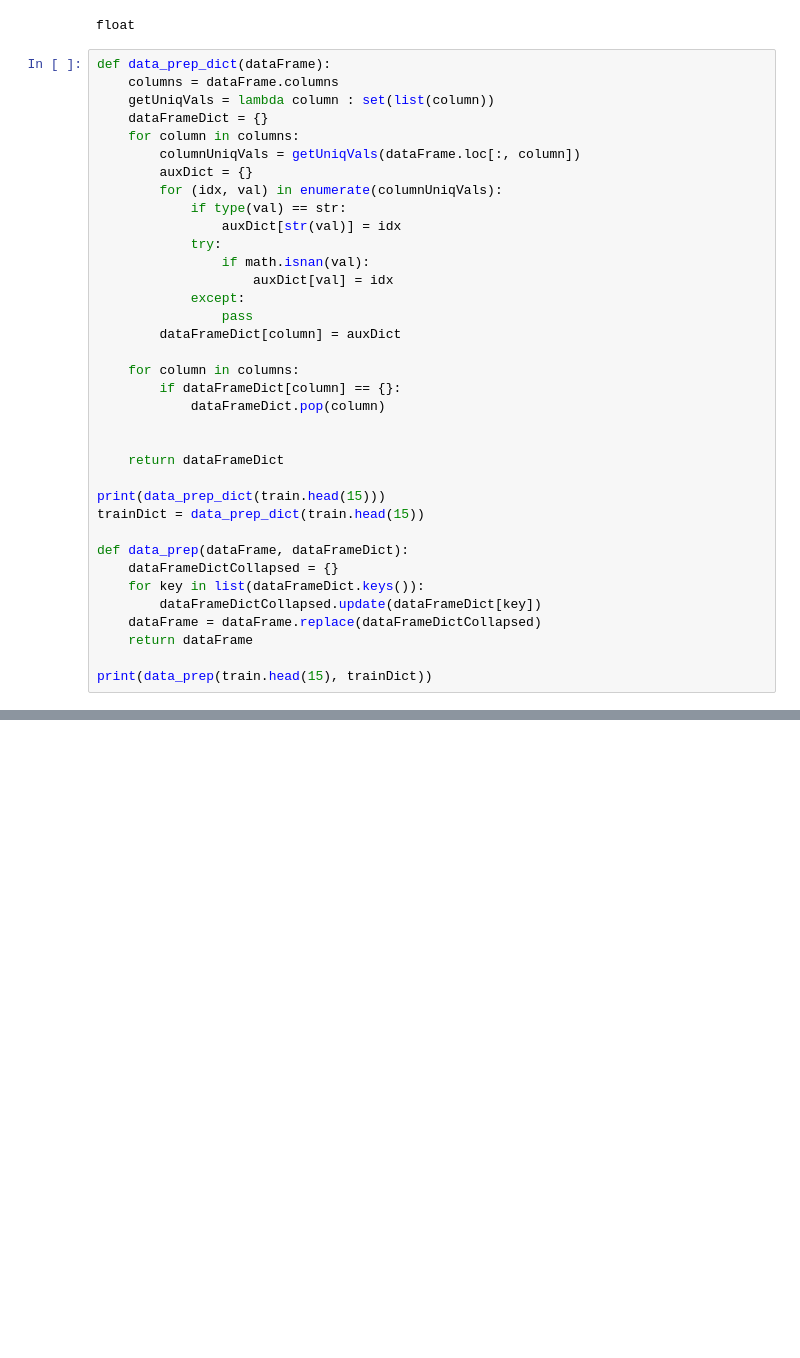
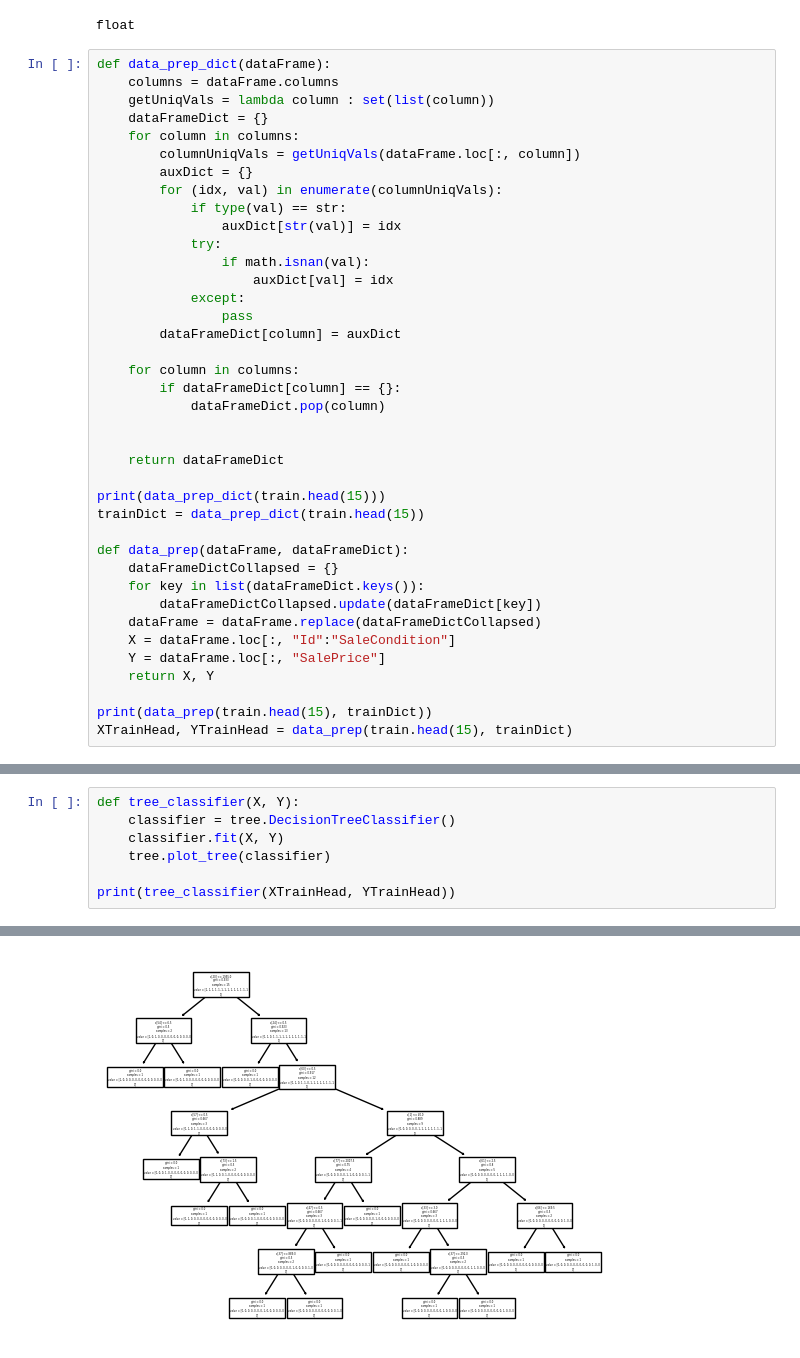
Before and after one commit to Kacper-W-Kozdon/kaggle-houses-pricing, a Jupyter notebook: notebook0706d609ae.ipynb, the cells around one changed output, grey strips where cells are left out. Saved outputs shown, nothing was run; the diff lists cells and outputs as text; blank space fills up the shorter version.

Commit message:
Kaggle Notebook | notebook0706d609ae | Added sklearn.tree, trained head, next: rand bag

```diff
--- a/notebook0706d609ae.ipynb
+++ b/notebook0706d609ae.ipynb
@@ -83,7 +85,10 @@ def data_prep(dataFrame, dataFrameDict):
     for key in list(dataFrameDict.keys()):
         dataFrameDictCollapsed.update(dataFrameDict[key])
     dataFrame = dataFrame.replace(dataFrameDictCollapsed)
-    return dataFrame
+    X = dataFrame.loc[:, "Id":"SaleCondition"]
+    Y = dataFrame.loc[:, "SalePrice"]
+    return X, Y
 
 print(data_prep(train.head(15), trainDict))
+XTrainHead, YTrainHead = data_prep(train.head(15), trainDict)
 # %% [output]
@@ -106,0 +112,8 @@ print(data_prep(train.head(15), trainDict))
+# %%
+def tree_classifier(X, Y):
+    classifier = tree.DecisionTreeClassifier()
+    classifier.fit(X, Y)
+    tree.plot_tree(classifier)
+
+print(tree_classifier(XTrainHead, YTrainHead))
+# %% [output]
@@ -106,0 +121 @@ print(data_prep(train.head(15), trainDict))
+[figure, added]
```
Also changed, not shown: parts of 3 cells of this notebook.
